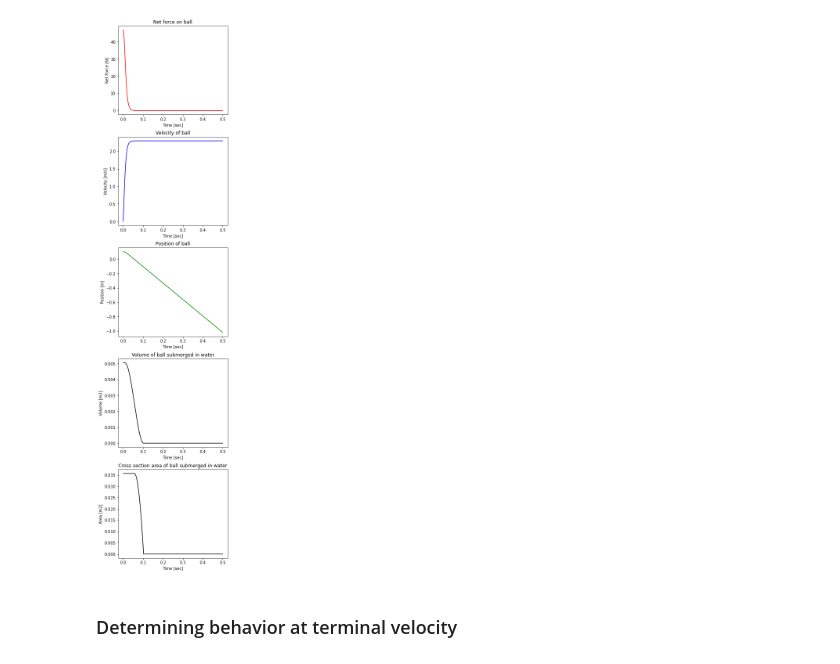
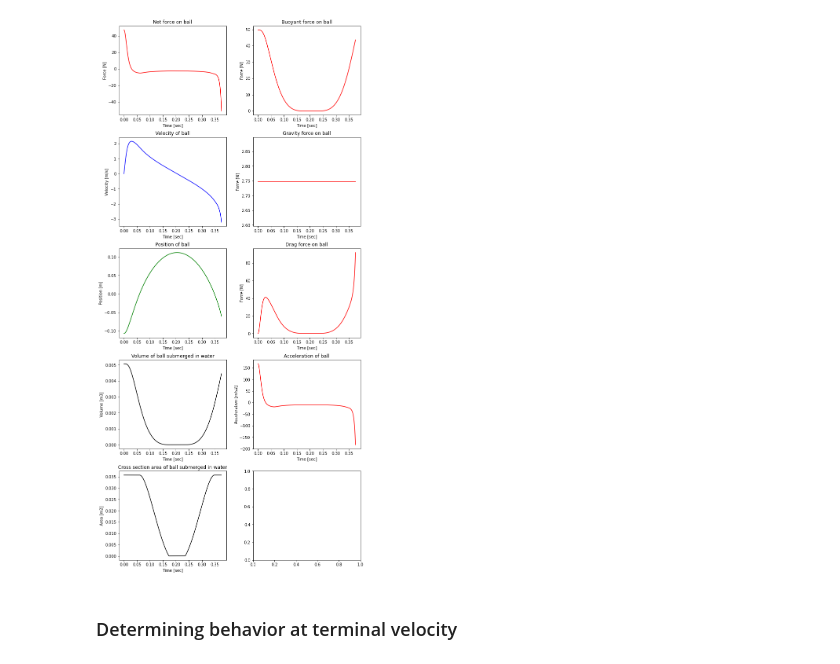
Before and after one commit to RobJMal/stem_tutorials, a Jupyter notebook: underwater_ball_launch/underwater_ball_launch.ipynb, the cells around one changed output. Drawn from its saved outputs; the diff is of its cells as text; code cells hidden in the pictures.

```diff
--- a/underwater_ball_launch/underwater_ball_launch.ipynb
+++ b/underwater_ball_launch/underwater_ball_launch.ipynb
@@ -64,13 +66,11 @@ def calculate_force_drag_N(rho_kgpm3, velocity_mps, coeff_drag, reference_area_m
     '''
     return (1/2) * rho_kgpm3 * np.power(velocity_mps, 2) * coeff_drag * reference_area_m2
 
-def calculate_force_net_N(time_point, velocity_value_mps):
-    # No initial velocity, therefore no drag force at initial time (assumption)
-    if time_point == 0.0:
-        return force_buoyancy_N - force_g_N
-
-    force_drag_N = calculate_force_drag_N(rho_h20_kgpm3, velocity_value_mps, coeff_drag_ball, cross_section_area_ball_m2)
-    return force_buoyancy_N - (force_g_N + force_drag_N)
+def calculate_force_net_N(force_buoyancy_N, force_gravity_N, force_drag_N):
+    '''
+    Calculates net force on an object in this situation.
+    '''
+    return force_buoyancy_N - (force_gravity_N + force_drag_N)
 
 def calculate_acceleration_mps2(force_net_N, mass_kg):
     '''
@@ -150,3 +110,9 @@ print("")
+# %%
+input_values_test = np.linspace(1, -1, 1000)
+output_values_test = np.zeros_like(input_values_test)
+
+for i in range(0, len(input_values_test)):
+    output_values_test[i] = calculate_force_buoyant_N(rho_h20_kgpm3, input_values_test[i], g)
 # %%
 for i in range(0, len(time_points_sec)):
 
@@ -171,34 +154,54 @@ for i in range(0, len(time_points_sec)):
 # %%
-fig, axs = plt.subplots(5, 1, figsize=(5, 25))
+fig, axs = plt.subplots(5, 2, figsize=(11, 25))
 
-axs[0].plot(time_points_sec, force_net_values_N, color="red")
-axs[0].set(title="Net force on ball",
+axs[0][0].plot(time_points_sec, force_net_values_N, color="red")
+axs[0][0].set(title="Net force on ball",
            xlabel="Time [sec]",
-           ylabel="Net Force [N]")
+           ylabel="Force [N]")
 
-axs[1].plot(time_points_sec, velocity_values_mps, color='blue')
-axs[1].set(title="Velocity of ball",
+axs[1][0].plot(time_points_sec, velocity_values_mps, color='blue')
+axs[1][0].set(title="Velocity of ball",
            xlabel="Time [sec]",
            ylabel="Velocity [m/s]")
 
-axs[2].plot(time_points_sec, depth_values_ball_m, color='green')
-axs[2].set(title="Position of ball",
+axs[2][0].plot(time_points_sec, -1*depth_values_ball_m, color='green')
+axs[2][0].set(title="Position of ball",
            xlabel="Time [sec]",
            ylabel="Position [m]")
 
-axs[3].plot(time_points_sec, volume_ball_values_m3, color='black')
-axs[3].set(title="Volume of ball submerged in water",
+axs[3][0].plot(time_points_sec, volume_ball_values_m3, color='black')
+axs[3][0].set(title="Volume of ball submerged in water",
            xlabel="Time [sec]",
            ylabel="Volume [m3]")
 
-axs[4].plot(time_points_sec, cross_section_area_ball_values_m2, color='black')
-axs[4].set(title="Cross section area of ball submerged in water",
+axs[4][0].plot(time_points_sec, cross_section_area_ball_values_m2, color='black')
+axs[4][0].set(title="Cross section area of ball submerged in water",
            xlabel="Time [sec]",
            ylabel="Area [m2]")
 
+axs[0][1].plot(time_points_sec, force_buoyancy_values_N, color="red")
+axs[0][1].set(title="Buoyant force on ball",
+           xlabel="Time [sec]",
+           ylabel="Force [N]")
+
+axs[1][1].plot(time_points_sec, force_gravity_values_N, color="red")
+axs[1][1].set(title="Gravity force on ball",
+           xlabel="Time [sec]",
+           ylabel="Force [N]")
+
+axs[2][1].plot(time_points_sec, force_drag_values_N, color="red")
+axs[2][1].set(title="Drag force on ball",
+           xlabel="Time [sec]",
+           ylabel="Force [N]")
+
+axs[3][1].plot(time_points_sec, acceleration_values_mps2, color="red")
+axs[3][1].set(title="Acceleration of ball",
+           xlabel="Time [sec]",
+           ylabel="Acceleration [m/s2]")
+
 plt.subplots_adjust(wspace=0.25, hspace=0.25)
 # %% [output]
-[figure, old version]
+[figure, new version]
 # %% [markdown]
 ### Determining behavior at terminal velocity
 # %%
```
Also changed, not shown: parts of 3 cells of this notebook.
